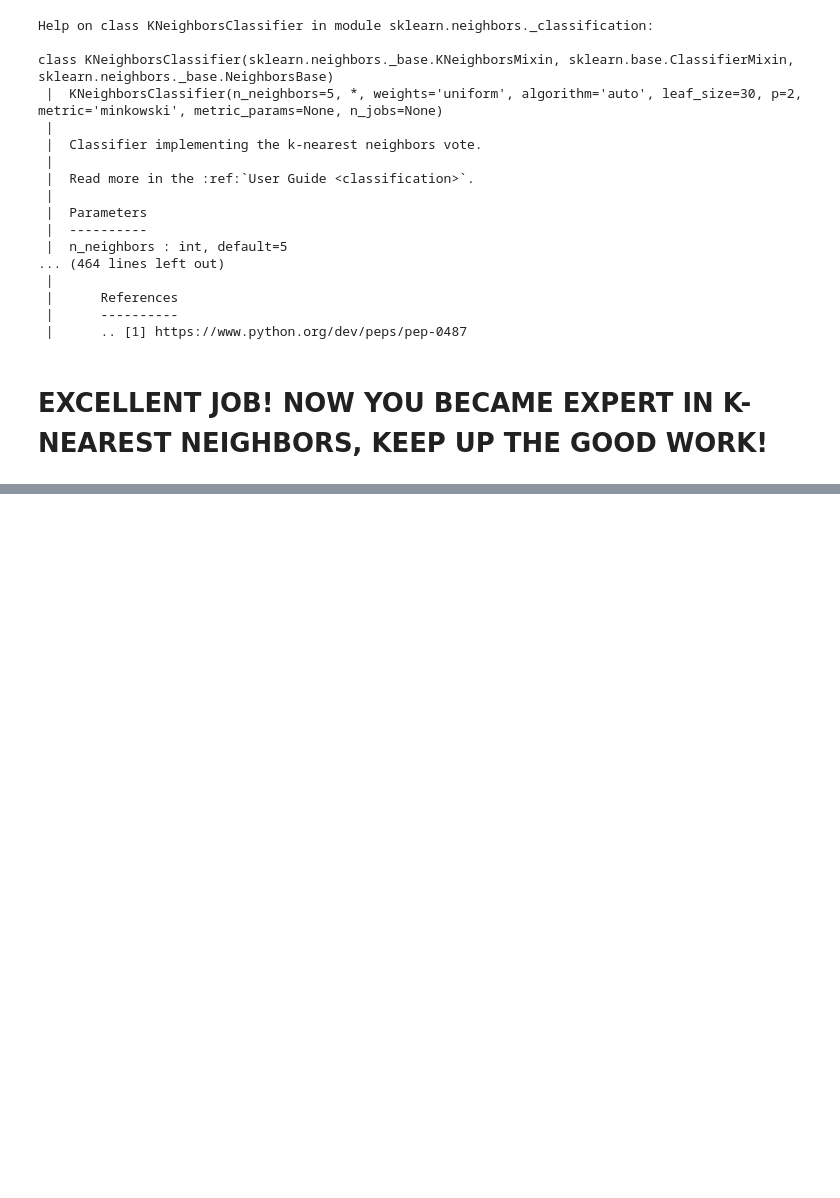
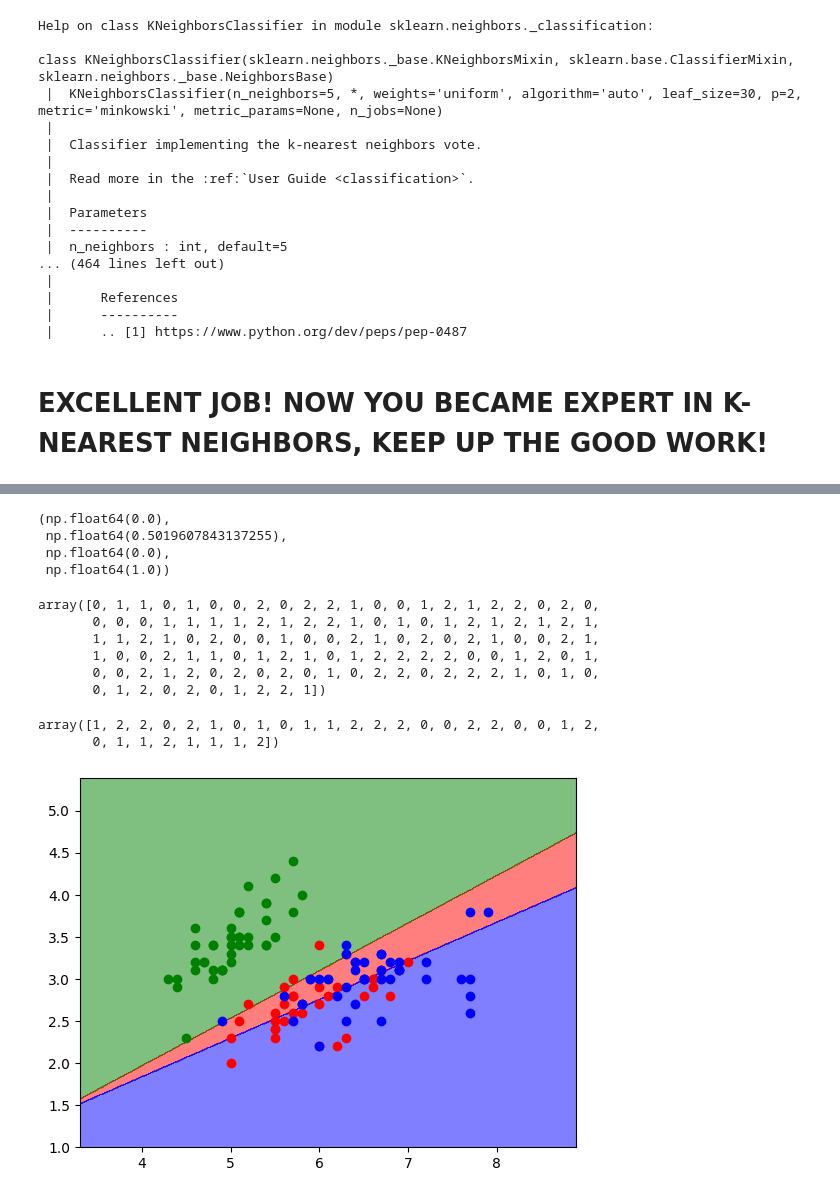
Before and after one commit to MaximillianJacob/Udemy, a Jupyter notebook: machine_learning_classification_bootcamp_in_python/py/3_KNN/K-Nearest Neighbour for IRIS plant Classification - Questions.ipynb, the cells around one changed output, grey strips where cells are left out. Saved outputs shown, nothing was run; the diff lists cells and outputs as text; code cells hidden in the pictures; blank space fills up the shorter version.

```diff
--- a/machine_learning_classification_bootcamp_in_python/py/3_KNN/K-Nearest Neighbour for IRIS plant Classification - Questions.ipynb
+++ b/machine_learning_classification_bootcamp_in_python/py/3_KNN/K-Nearest Neighbour for IRIS plant Classification - Questions.ipynb
@@ -603,0 +645,3 @@ class KNeighborsClassifier(sklearn.neighbors._base.KNeighborsMixin, sklearn.base
+# %%
+X2 =df.drop('Species', axis=1)
+X2.head()
@@ -603,0 +655,2 @@ class KNeighborsClassifier(sklearn.neighbors._base.KNeighborsMixin, sklearn.base
+# %%
+X_train2, X_test2, y_train2, y_test2 = train_test_split(X2, y, test_size=0.2, random_state=5)
@@ -603,0 +689,3 @@ class KNeighborsClassifier(sklearn.neighbors._base.KNeighborsMixin, sklearn.base
+# %%
+X_train2D = X_train2.iloc[:,:2].values
+X_train2D[:5]
@@ -603,0 +735,14 @@ class KNeighborsClassifier(sklearn.neighbors._base.KNeighborsMixin, sklearn.base
+# %%
+#Error because the y_train, should use y_train2 instead
+NB = MultinomialNB()
+NB.fit(X_train2D, y_train)
+y_train_predict = NB.predict(X_train2D)
+
+X_set, y_set = X_train2D, y_train
+
+X1, X2 = np.meshgrid(
+                    np.arange(start=X_set[:,0].min() - 1, stop = X_set[:,0].max() + 1, step =0.01),
+                    np.arange(start=X_set[:,1].min() -1, stop = X_set[:,1].max() + 1, step=0.01)
+)
+
+plt.contourf(X1, X2, NB.predict(np.array([X1.ravel(), X2.ravel()]).T).reshape(X1.shape), alpha=0.5, cmap=ListedColormap(('green', 'red', 'blue')))
@@ -603,0 +756,39 @@ class KNeighborsClassifier(sklearn.neighbors._base.KNeighborsMixin, sklearn.base
+# %%
+ListedColormap(('green', 'red', 'blue'))(0)
+# %% [output]
+(np.float64(0.0),
+ np.float64(0.5019607843137255),
+ np.float64(0.0),
+ np.float64(1.0))
+# %%
+y_train2
+# %% [output]
+array([0, 1, 1, 0, 1, 0, 0, 2, 0, 2, 2, 1, 0, 0, 1, 2, 1, 2, 2, 0, 2, 0,
+       0, 0, 0, 1, 1, 1, 1, 2, 1, 2, 2, 1, 0, 1, 0, 1, 2, 1, 2, 1, 2, 1,
+       1, 1, 2, 1, 0, 2, 0, 0, 1, 0, 0, 2, 1, 0, 2, 0, 2, 1, 0, 0, 2, 1,
+       1, 0, 0, 2, 1, 1, 0, 1, 2, 1, 0, 1, 2, 2, 2, 2, 0, 0, 1, 2, 0, 1,
+       0, 0, 2, 1, 2, 0, 2, 0, 2, 0, 1, 0, 2, 2, 0, 2, 2, 2, 1, 0, 1, 0,
+       0, 1, 2, 0, 2, 0, 1, 2, 2, 1])
+# %%
+y_test2
+# %% [output]
+array([1, 2, 2, 0, 2, 1, 0, 1, 0, 1, 1, 2, 2, 2, 0, 0, 2, 2, 0, 0, 1, 2,
+       0, 1, 1, 2, 1, 1, 1, 2])
+# %%
+NB = MultinomialNB()
+NB.fit(X_train2D, y_train2)
+y_train_predict = NB.predict(X_train2D)
+
+X_set, y_set = X_train2D, y_train
+
+X1, X2 = np.meshgrid(
+                    np.arange(start=X_set[:,0].min() - 1, stop = X_set[:,0].max() + 1, step =0.01),
+                    np.arange(start=X_set[:,1].min() -1, stop = X_set[:,1].max() + 1, step=0.01)
+)
+
+plt.contourf(X1, X2, NB.predict(np.array([X1.ravel(), X2.ravel()]).T).reshape(X1.shape), alpha=0.5, cmap=ListedColormap(('green', 'red', 'blue')))
+
+for i, j in enumerate(np.unique(y_train2)):
+    plt.scatter(X_train2D[y_train2 == j, 0], X_train2D[y_train2 == j,1], c=ListedColormap(('green', 'red', 'blue'))(i), label=j)
+# %% [output]
+[figure, added]
```
Also changed, not shown: parts of 61 cells of this notebook.
